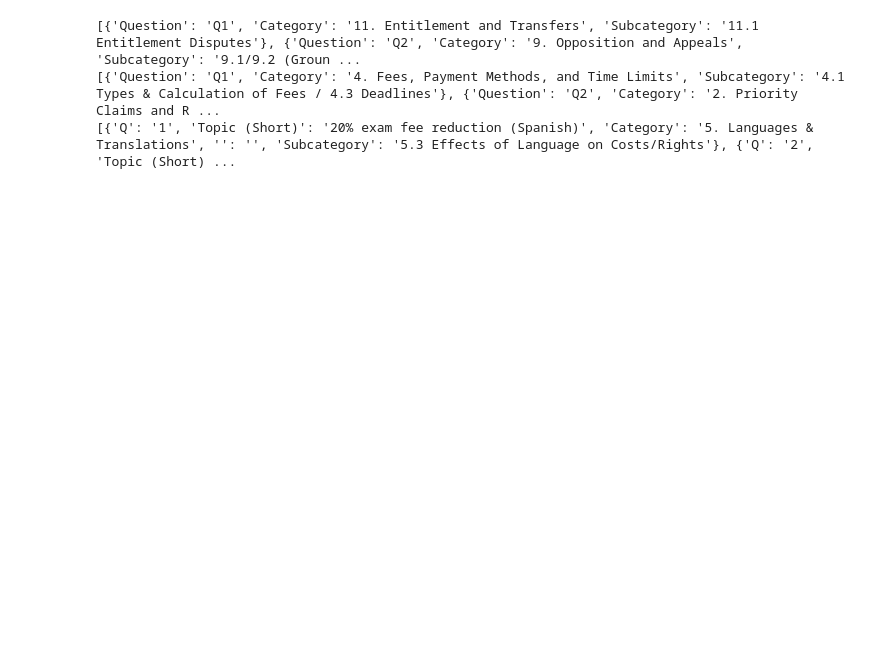
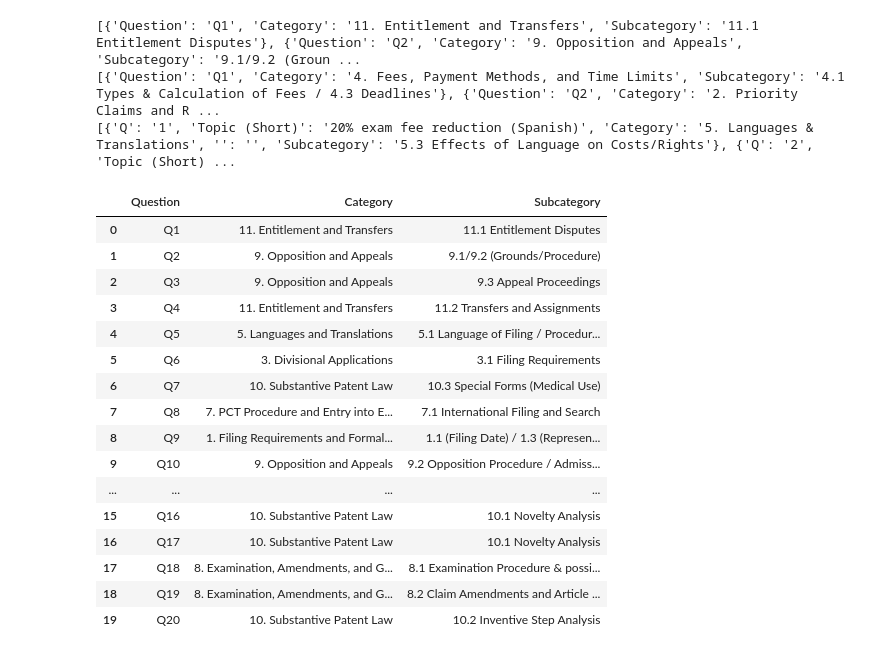
Before and after one commit to DesordreOrganise/PatentAssist, a Jupyter notebook: notebooks/extraction_questions/questions_from_docx.ipynb, the cells around one changed output. Drawn from its saved outputs; the diff is of its cells as text; code cells hidden in the pictures; blank space fills up the shorter version.

Commit message:
add question generation

```diff
--- a/notebooks/extraction_questions/questions_from_docx.ipynb
+++ b/notebooks/extraction_questions/questions_from_docx.ipynb
@@ -140,0 +150,5 @@ maps[maps["Category"].str.lower() == theme]
+# %%
+mappings = []
+mappings.append(pd.read_json("../../resources/questions/table0.json"))
+mappings.append(pd.read_json("../../resources/questions/table1.json"))
+mappings.append(pd.read_json("../../resources/questions/table2.json"))
@@ -164,3 +243,23 @@ for k, table in enumerate(tables):
 [{'Question': 'Q1', 'Category': '11. Entitlement and Transfers', 'Subcategory': '11.1 Entitlement Disputes'}, {'Question': 'Q2', 'Category': '9. Opposition and Appeals', 'Subcategory': '9.1/9.2 (Groun ...
 [{'Question': 'Q1', 'Category': '4. Fees, Payment Methods, and Time Limits', 'Subcategory': '4.1 Types & Calculation of Fees / 4.3 Deadlines'}, {'Question': 'Q2', 'Category': '2. Priority Claims and R ...
 [{'Q': '1', 'Topic (Short)': '20% exam fee reduction (Spanish)', 'Category': '5. Languages & Translations', '': '', 'Subcategory': '5.3 Effects of Language on Costs/Rights'}, {'Q': '2', 'Topic (Short) ...
+# %%
+mappings[0]
+# %% [output]
+|  | Question | Category | Subcategory |
+| 0 | Q1 | 11. Entitlement and Transfers | 11.1 Entitlement Disputes |
+| 1 | Q2 | 9. Opposition and Appeals | 9.1/9.2 (Grounds/Procedure) |
+| 2 | Q3 | 9. Opposition and Appeals | 9.3 Appeal Proceedings |
+| 3 | Q4 | 11. Entitlement and Transfers | 11.2 Transfers and Assignments |
+| 4 | Q5 | 5. Languages and Translations | 5.1 Language of Filing / Procedur... |
+| 5 | Q6 | 3. Divisional Applications | 3.1 Filing Requirements |
+| 6 | Q7 | 10. Substantive Patent Law | 10.3 Special Forms (Medical Use) |
+| 7 | Q8 | 7. PCT Procedure and Entry into E... | 7.1 International Filing and Search |
+| 8 | Q9 | 1. Filing Requirements and Formal... | 1.1 (Filing Date) / 1.3 (Represen... |
+| 9 | Q10 | 9. Opposition and Appeals | 9.2 Opposition Procedure / Admiss... |
+| ... | ... | ... | ... |
+| 15 | Q16 | 10. Substantive Patent Law | 10.1 Novelty Analysis |
+| 16 | Q17 | 10. Substantive Patent Law | 10.1 Novelty Analysis |
+| 17 | Q18 | 8. Examination, Amendments, and G... | 8.1 Examination Procedure & possi... |
+| 18 | Q19 | 8. Examination, Amendments, and G... | 8.2 Claim Amendments and Article ... |
+| 19 | Q20 | 10. Substantive Patent Law | 10.2 Inventive Step Analysis |
```
Also changed, not shown: parts of 7 cells of this notebook, 16 other files.
